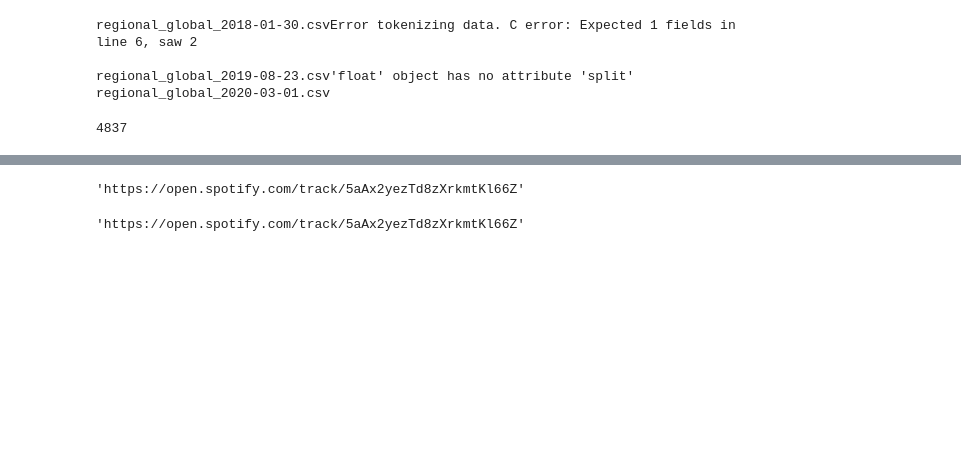
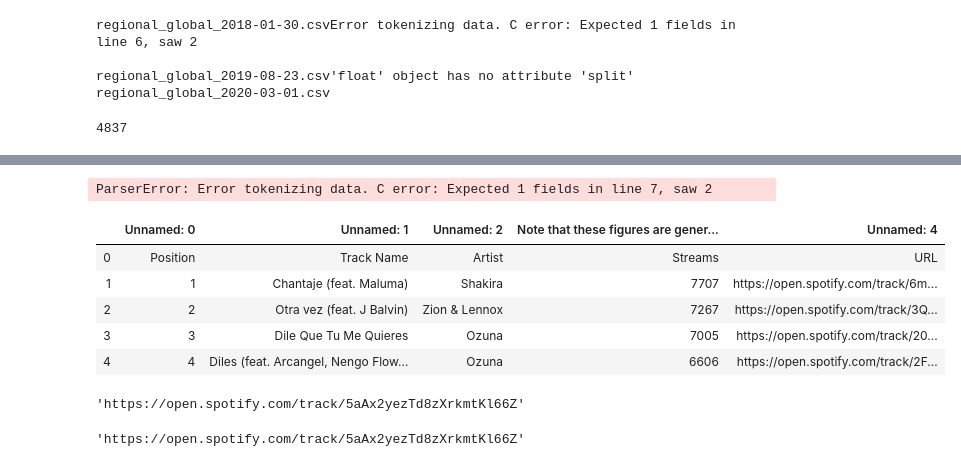
Before and after one commit to elliott-fogg/hackathon_datasets, a Jupyter notebook: spotify_top_tracks/Untitled.ipynb, the cells around one changed output, grey strips where cells are left out. Drawn from its saved outputs; the diff is of its cells as text; code cells hidden in the pictures; blank space fills up the shorter version.

```diff
--- a/spotify_top_tracks/Untitled.ipynb
+++ b/spotify_top_tracks/Untitled.ipynb
@@ -55,3 +566,16 @@ df.tail(20)
+# %%
+df = pandas.read_csv("regional_do_2017-01-01.csv")
+# %% [output]
+ParserError: Error tokenizing data. C error: Expected 1 fields in line 7, saw 2
+# %%
+df.head()
+# %% [output]
+|  | Unnamed: 0 | Unnamed: 1 | Unnamed: 2 | Note that these figures are gener... | Unnamed: 4 |
+| 0 | Position | Track Name | Artist | Streams | URL |
+| 1 | 1 | Chantaje (feat. Maluma) | Shakira | 7707 | https://open.spotify.com/track/6m... |
+| 2 | 2 | Otra vez (feat. J Balvin) | Zion & Lennox | 7267 | https://open.spotify.com/track/3Q... |
+| 3 | 3 | Dile Que Tu Me Quieres | Ozuna | 7005 | https://open.spotify.com/track/20... |
+| 4 | 4 | Diles (feat. Arcangel, Nengo Flow... | Ozuna | 6606 | https://open.spotify.com/track/2F... |
 # %%
 track_id = df['URL'][0]
 # %%
```
Also changed, not shown: parts of 45 cells of this notebook.
